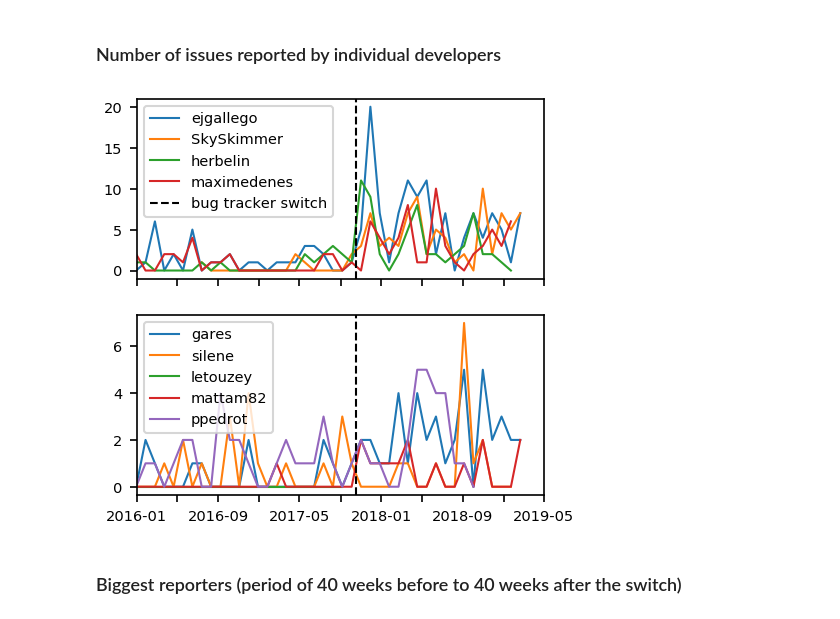
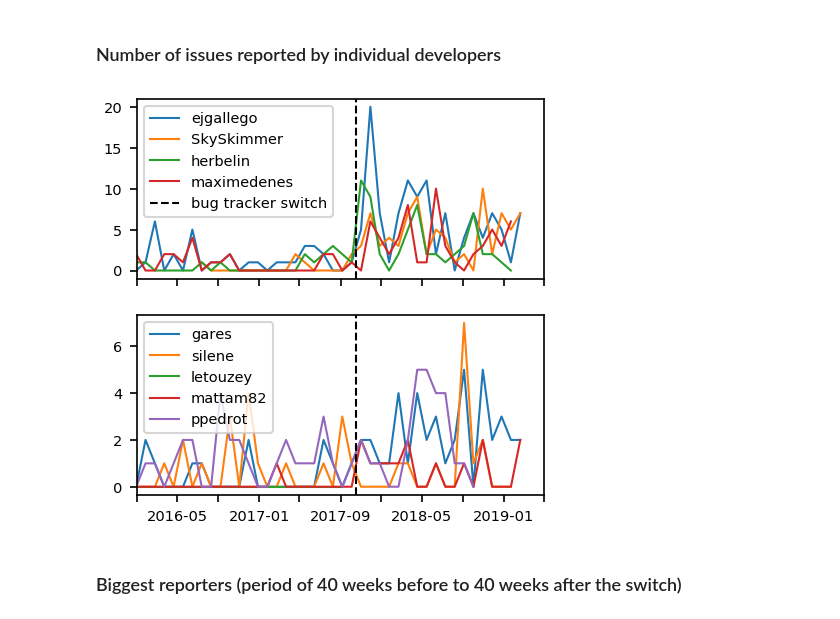
Before and after one commit to Zimmi48/impact-of-switching-bug-trackers, a Jupyter notebook: analysis/GitHub_migration.ipynb, the cells around one changed output. Drawn from its saved outputs; the diff is of its cells as text; code cells hidden in the pictures.

```diff
--- a/analysis/GitHub_migration.ipynb
+++ b/analysis/GitHub_migration.ipynb
@@ -793,10 +793,10 @@ plt.rcParams.update({
 
 register_matplotlib_converters()
 # %%
-def less_ticks(ax,every_nth):
+def less_ticks(ax):
   # Reduce the number of ticks following https://stackoverflow.com/a/49714879/3335288
   for n, label in enumerate(ax.xaxis.get_ticklabels()):
-    if n % every_nth != 0:
+    if n % 2 == 0:
       label.set_visible(False)
 # %% [markdown]
 ### Evolution of pull request creation for developers / external contributors
@@ -1108,34 +1108,34 @@ local()
 # %%
 def local():
 
   def reporter_graph(author):
     dev_issues_4W = group_by_reldate(df_with_fake_elements(issues[
         (issues['author'] == author)
     ]),'_4W')
     plt.plot(dev_issues_4W['count'],'-',label=author)
 
   ax1 = plt.subplot(2,1,1)
   for reporter in ['ejgallego','SkySkimmer','herbelin','maximedenes']:
     reporter_graph(reporter)
   plt.axvline(x=switch_date,linestyle='--',color='black',label='bug tracker switch')
   plt.setp(ax1.get_xticklabels(), visible=False)
   plt.legend(loc='upper left')
 
   ax2 = plt.subplot(2,1,2,sharex=ax1)
   for reporter in ['gares','silene','letouzey','mattam82','ppedrot']:
     reporter_graph(reporter)
   plt.axvline(x=switch_date,linestyle='--',color='black',label='')
   plt.legend(loc='upper left')
 
   plt.xlim(left=pd.datetime(2016,1,1),right=pd.datetime(2019,5,1))
 
-  less_ticks(ax2,2)
+  less_ticks(ax2)
 
   #plt.savefig('bugs_individual_devs.png')
 
 local()
 # %% [output]
-[figure, old version]
+[figure, new version]
 # %% [markdown]
 ### Biggest reporters (period of 40 weeks before to 40 weeks after the switch)
 # %%
```
Also changed, not shown: parts of 32 cells of this notebook, 14 other files.
